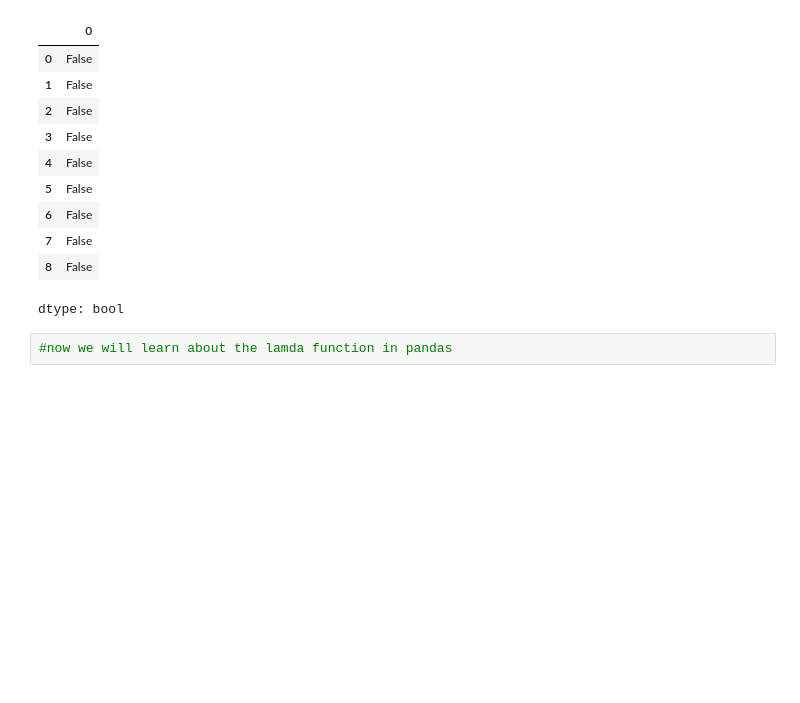
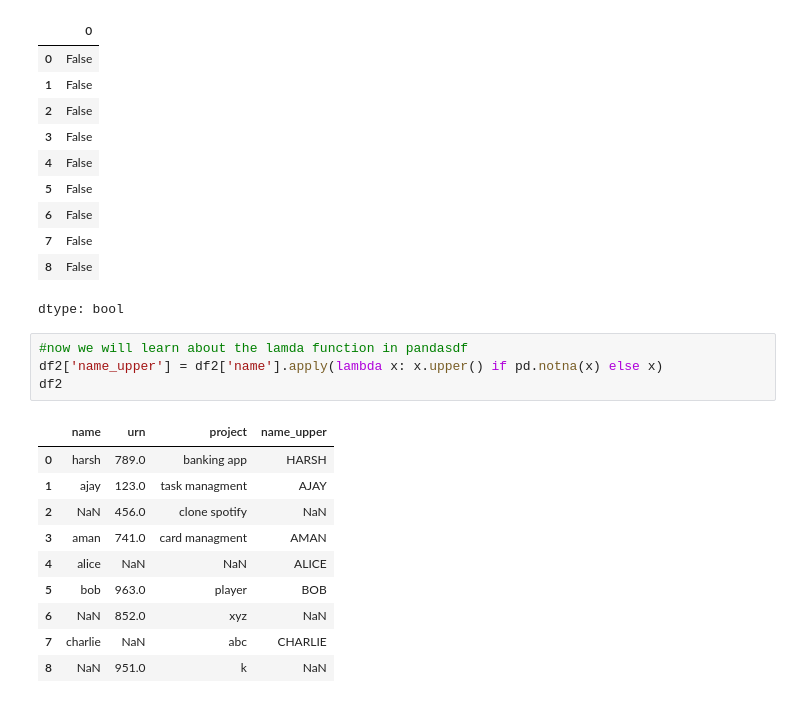
Before and after one commit to kailashchaudhary-p/Data-Science-Learning, a Jupyter notebook: Pandas/chapter 1/Untitled.ipynb, the cells around one changed output. Saved outputs shown, nothing was run; the diff lists cells and outputs as text; blank space fills up the shorter version.

```diff
--- a/Pandas/chapter 1/Untitled.ipynb
+++ b/Pandas/chapter 1/Untitled.ipynb
@@ -432,4 +432,17 @@ df_dup
 | 8 | False |
 dtype: bool
 # %%
-#now we will learn about the lamda function in pandas
+#now we will learn about the lamda function in pandasdf
+df2['name_upper'] = df2['name'].apply(lambda x: x.upper() if pd.notna(x) else x)
+df2
+# %% [output]
+|  | name | urn | project | name_upper |
+| 0 | harsh | 789.0 | banking app | HARSH |
+| 1 | ajay | 123.0 | task managment | AJAY |
+| 2 | NaN | 456.0 | clone spotify | NaN |
+| 3 | aman | 741.0 | card managment | AMAN |
+| 4 | alice | NaN | NaN | ALICE |
+| 5 | bob | 963.0 | player | BOB |
+| 6 | NaN | 852.0 | xyz | NaN |
+| 7 | charlie | NaN | abc | CHARLIE |
+| 8 | NaN | 951.0 | k | NaN |
```
Also changed, not shown: parts of 5 cells of this notebook.
